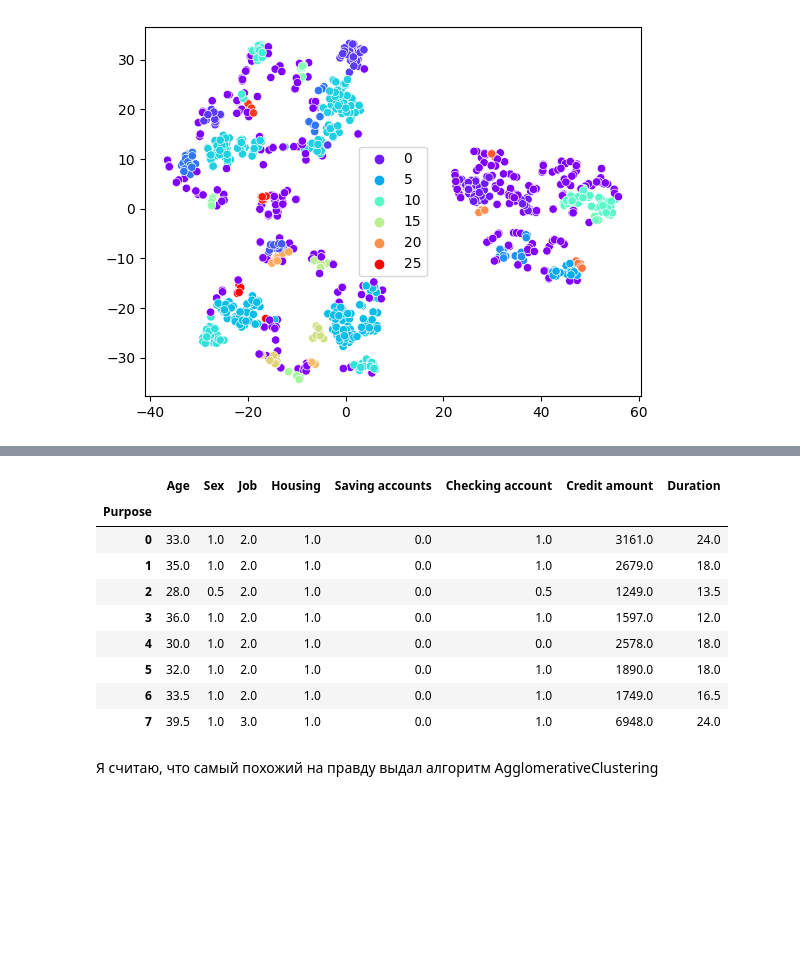
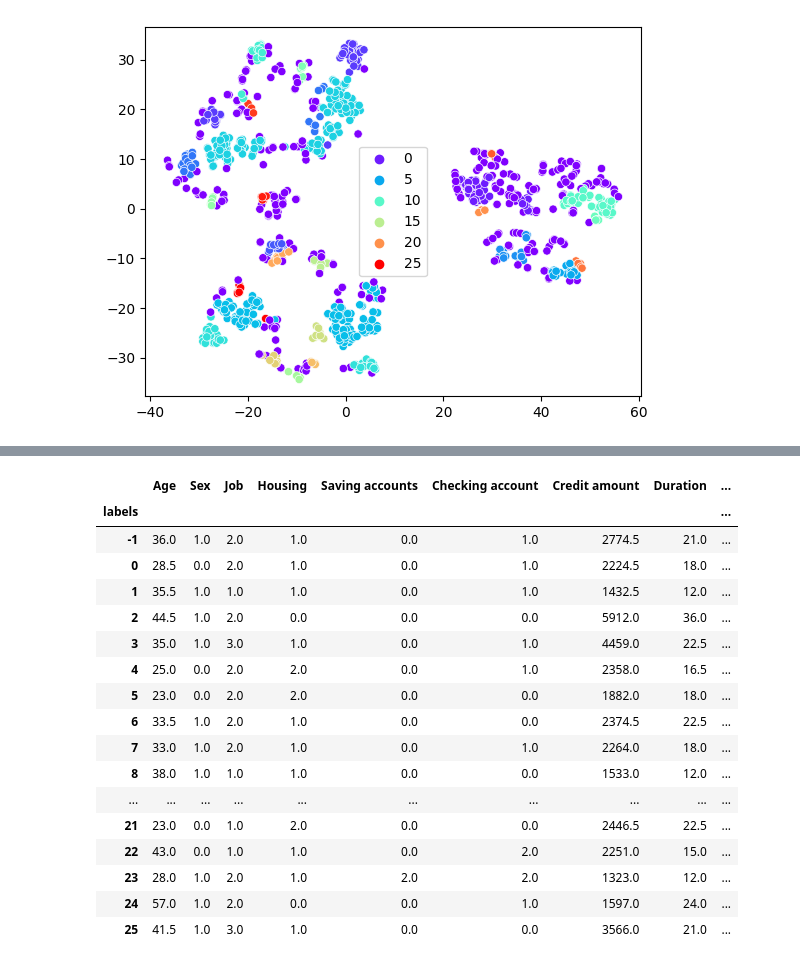
Before and after one commit to aspushkarev/OTUS-ML-Professional, a Jupyter notebook: KMeans_DBSCAN/OTUS_Clustering_Homework.ipynb, the cells around one changed output, grey strips where cells are left out. Cells and saved outputs as stored; diff of their text form; code cells hidden in the pictures; blank space fills up the shorter version.

Commit message:
Added solution with clustering DBSCAN, KMEANS, Agglomerative and PCA, TSNE, UMAP

```diff
--- a/KMeans_DBSCAN/OTUS_Clustering_Homework.ipynb
+++ b/KMeans_DBSCAN/OTUS_Clustering_Homework.ipynb
@@ -240,3 +293,5 @@ labels = kmeans.labels_
 sns.scatterplot(x=X_tsne[:,0], y=X_tsne[:,1], hue=labels, palette='rainbow');
 # %% [output]
 [figure]
+# %%
+data['labels'] = labels
@@ -311 +376,3 @@ for col in data.columns:
+# %%
+data['labels'] = labels
 # %%
@@ -389,3 +451,5 @@ labels = dbscan.labels_
 sns.scatterplot(x=X_tsne[:,0], y=X_tsne[:,1], hue=labels, palette='rainbow');
 # %% [output]
 [figure]
+# %%
+data['labels']=labels
@@ -406,15 +491,21 @@ for col in data.columns:
 # %%
-data.groupby('Purpose').median().round(2)
+data.groupby('labels').median().round(2)
 # %% [output]
-|  | Age | Sex | Job | Housing | Saving accounts | Checking account | Credit amount | Duration |
-| Purpose |  |  |  |  |  |  |  |  |
-| 0 | 33.0 | 1.0 | 2.0 | 1.0 | 0.0 | 1.0 | 3161.0 | 24.0 |
-| 1 | 35.0 | 1.0 | 2.0 | 1.0 | 0.0 | 1.0 | 2679.0 | 18.0 |
-| 2 | 28.0 | 0.5 | 2.0 | 1.0 | 0.0 | 0.5 | 1249.0 | 13.5 |
-| 3 | 36.0 | 1.0 | 2.0 | 1.0 | 0.0 | 1.0 | 1597.0 | 12.0 |
-| 4 | 30.0 | 1.0 | 2.0 | 1.0 | 0.0 | 0.0 | 2578.0 | 18.0 |
-| 5 | 32.0 | 1.0 | 2.0 | 1.0 | 0.0 | 1.0 | 1890.0 | 18.0 |
-| 6 | 33.5 | 1.0 | 2.0 | 1.0 | 0.0 | 1.0 | 1749.0 | 16.5 |
-| 7 | 39.5 | 1.0 | 3.0 | 1.0 | 0.0 | 1.0 | 6948.0 | 24.0 |
+|  | Age | Sex | Job | Housing | Saving accounts | Checking account | Credit amount | Duration | ... |
+| labels |  |  |  |  |  |  |  |  | ... |
+| -1 | 36.0 | 1.0 | 2.0 | 1.0 | 0.0 | 1.0 | 2774.5 | 21.0 | ... |
+| 0 | 28.5 | 0.0 | 2.0 | 1.0 | 0.0 | 1.0 | 2224.5 | 18.0 | ... |
+| 1 | 35.5 | 1.0 | 1.0 | 1.0 | 0.0 | 1.0 | 1432.5 | 12.0 | ... |
+| 2 | 44.5 | 1.0 | 2.0 | 0.0 | 0.0 | 0.0 | 5912.0 | 36.0 | ... |
+| 3 | 35.0 | 1.0 | 3.0 | 1.0 | 0.0 | 1.0 | 4459.0 | 22.5 | ... |
+| 4 | 25.0 | 0.0 | 2.0 | 2.0 | 0.0 | 1.0 | 2358.0 | 16.5 | ... |
+| 5 | 23.0 | 0.0 | 2.0 | 2.0 | 0.0 | 0.0 | 1882.0 | 18.0 | ... |
+| 6 | 33.5 | 1.0 | 2.0 | 1.0 | 0.0 | 0.0 | 2374.5 | 22.5 | ... |
+| 7 | 33.0 | 1.0 | 2.0 | 1.0 | 0.0 | 1.0 | 2264.0 | 18.0 | ... |
+| 8 | 38.0 | 1.0 | 1.0 | 1.0 | 0.0 | 0.0 | 1533.0 | 12.0 | ... |
+| ... | ... | ... | ... | ... | ... | ... | ... | ... | ... |
+| 21 | 23.0 | 0.0 | 1.0 | 2.0 | 0.0 | 0.0 | 2446.5 | 22.5 | ... |
+| 22 | 43.0 | 0.0 | 1.0 | 1.0 | 0.0 | 2.0 | 2251.0 | 15.0 | ... |
+| 23 | 28.0 | 1.0 | 2.0 | 1.0 | 2.0 | 2.0 | 1323.0 | 12.0 | ... |
+| 24 | 57.0 | 1.0 | 2.0 | 0.0 | 0.0 | 1.0 | 1597.0 | 24.0 | ... |
+| 25 | 41.5 | 1.0 | 3.0 | 1.0 | 0.0 | 0.0 | 3566.0 | 21.0 | ... |
-# %% [markdown]
-Я считаю, что самый похожий на правду выдал алгоритм AgglomerativeClustering
```
Also changed, not shown: parts of 25 cells of this notebook.
